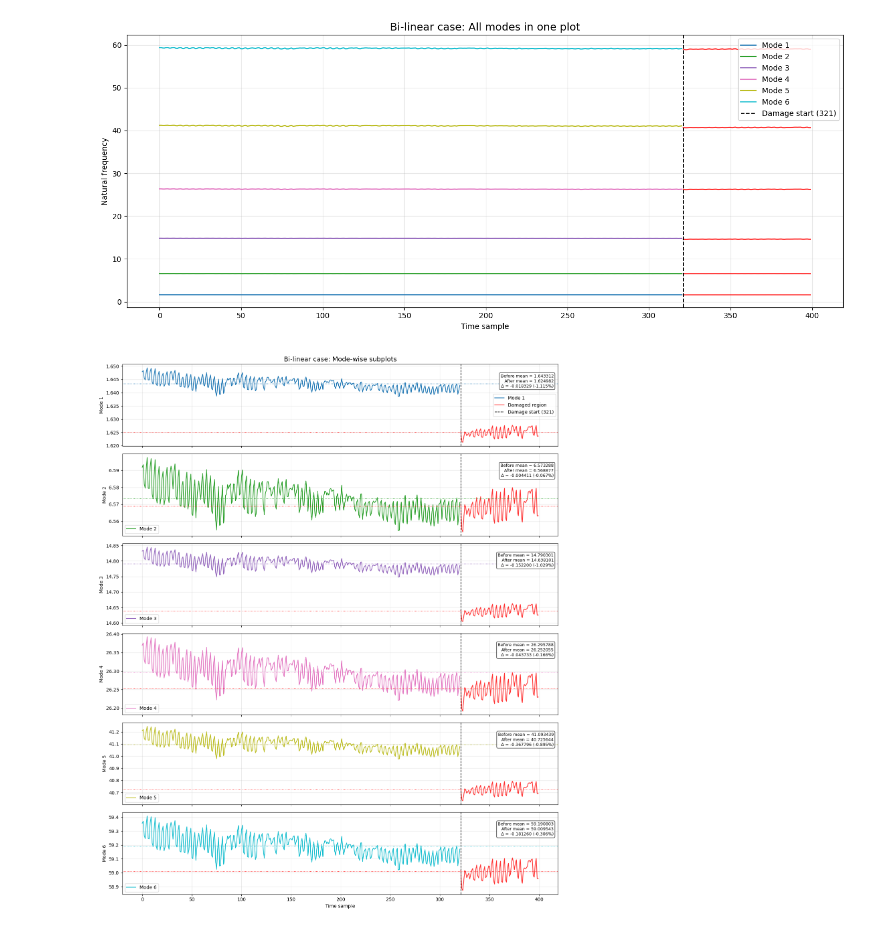
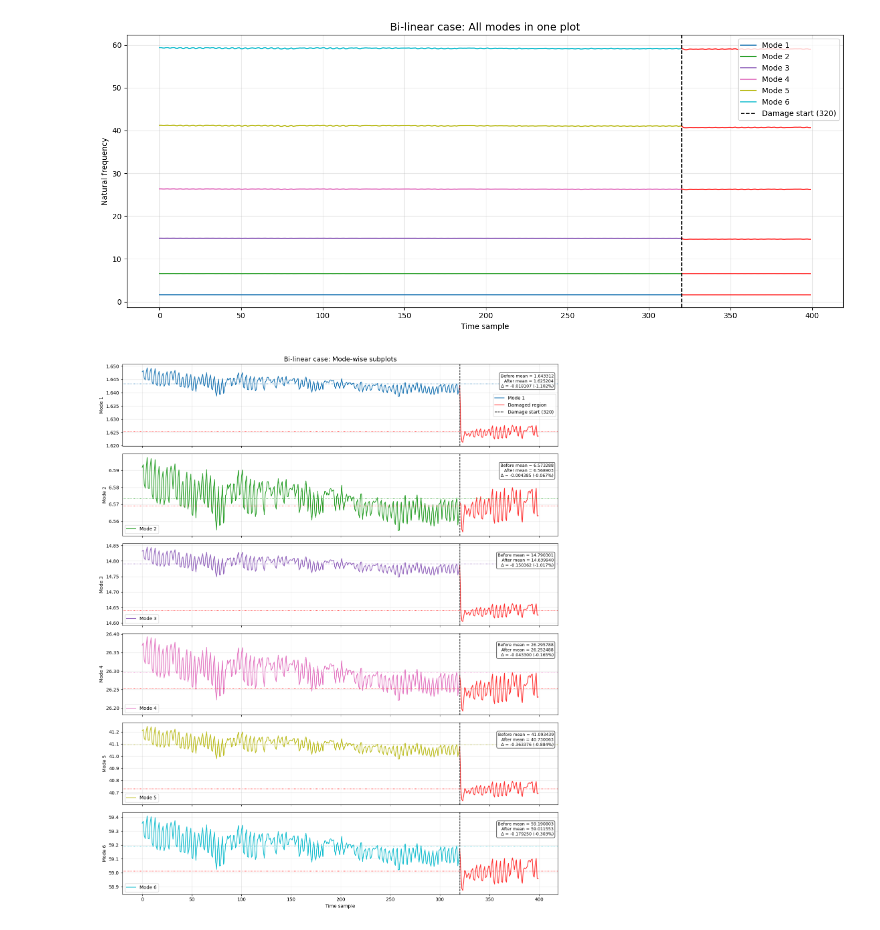
Before and after one commit to jaeseoky6229/PCA-based-Anomaly-Detection, a Jupyter notebook: Structure_Numerical_Data/data/frequency-time.ipynb, the cells around one changed output. Saved outputs shown, nothing was run; the diff lists cells and outputs as text; code cells hidden in the pictures.

```diff
--- a/Structure_Numerical_Data/data/frequency-time.ipynb
+++ b/Structure_Numerical_Data/data/frequency-time.ipynb
@@ -22,8 +22,8 @@ def plot_combined_and_subplots(df, title_prefix, damage_start=320):
     n_modes = df.shape[1]
     colors = plt.cm.tab10(np.linspace(0, 1, n_modes))
 
-    mask_before = x < damage_start
-    mask_after = x >= damage_start
+    mask_before = x <= damage_start  # 320번(첫 손상 데이터)까지 포함
+    mask_after = x >= damage_start   # 320번부터 시작
 
     # --------------------------------------------------
     # Figure 1: 모든 모드를 한 플롯에 표시
@@ -125,35 +125,35 @@ def plot_combined_and_subplots(df, title_prefix, damage_start=320):
         )
 
         # 평균값 텍스트
         drop = mean_after - mean_before
         drop_pct = (drop / mean_before) * 100
 
         ax.text(
             0.99, 0.88,
             f"Before mean = {mean_before:.6f}\nAfter mean = {mean_after:.6f}\nΔ = {drop:.6f} ({drop_pct:.3f}%)",
             transform=ax.transAxes,
             ha='right',
             va='top',
             fontsize=9,
             bbox=dict(boxstyle='round', facecolor='white', alpha=0.8)
         )
 
         ax.set_ylabel(f"Mode {i+1}")
         ax.grid(True, alpha=0.3)
         ax.legend(loc='best')
 
     axes[0].set_title(f"{title_prefix}: Mode-wise subplots", fontsize=14)
     axes[-1].set_xlabel("Time sample")
 
     plt.tight_layout()
     plt.show()
 
 
 # ===== 실행 =====
-plot_combined_and_subplots(df_bi, "Bi-linear case", damage_start=321)
-plot_combined_and_subplots(df_quasi, "Quasi-linear case", damage_start=321)
+plot_combined_and_subplots(df_bi, "Bi-linear case", damage_start=damage_start)
+plot_combined_and_subplots(df_quasi, "Quasi-linear case", damage_start=damage_start)
 # %% [output]
 [figure]
-[figure, old version]
+[figure, new version]
 [figure]
 [figure]
```
Also changed, not shown: 2 other files.
